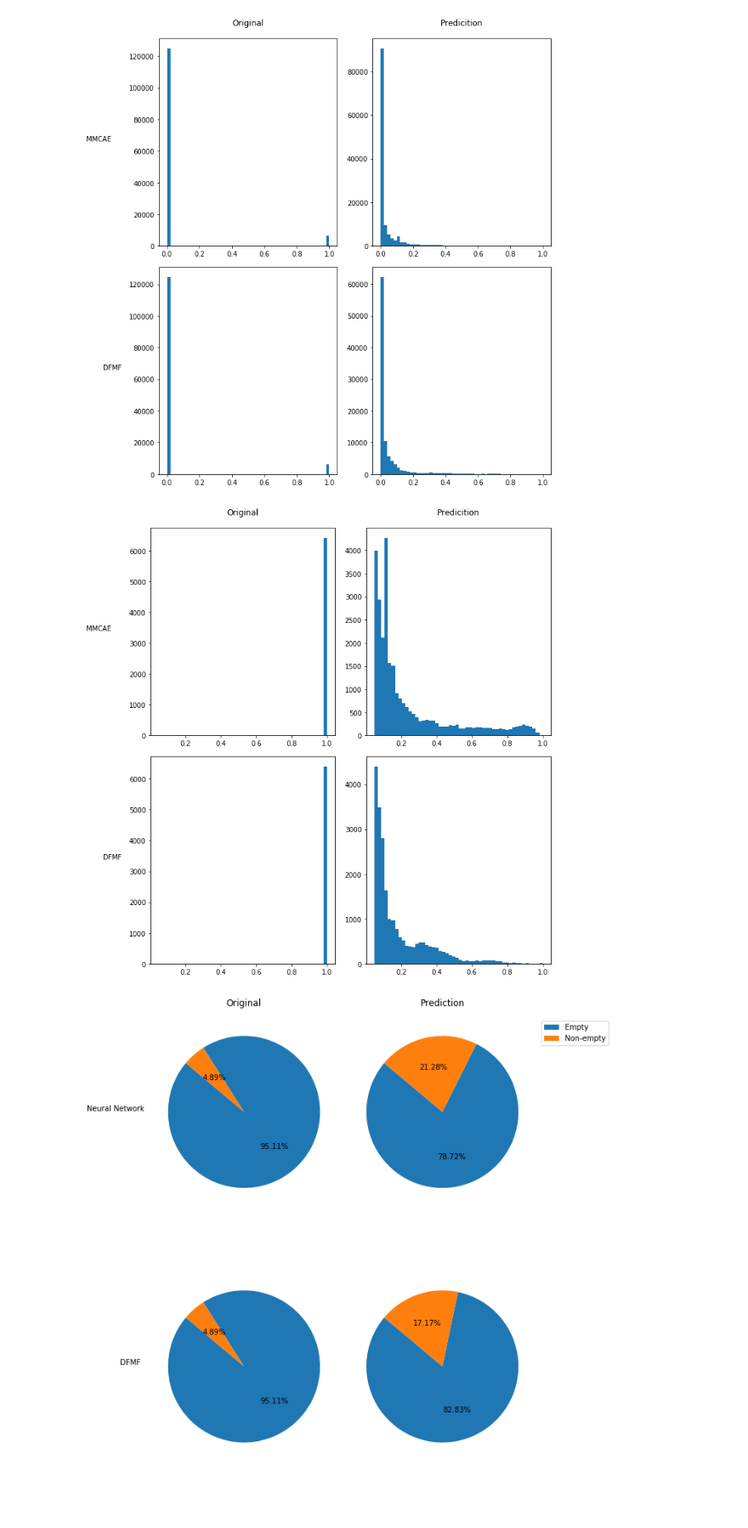
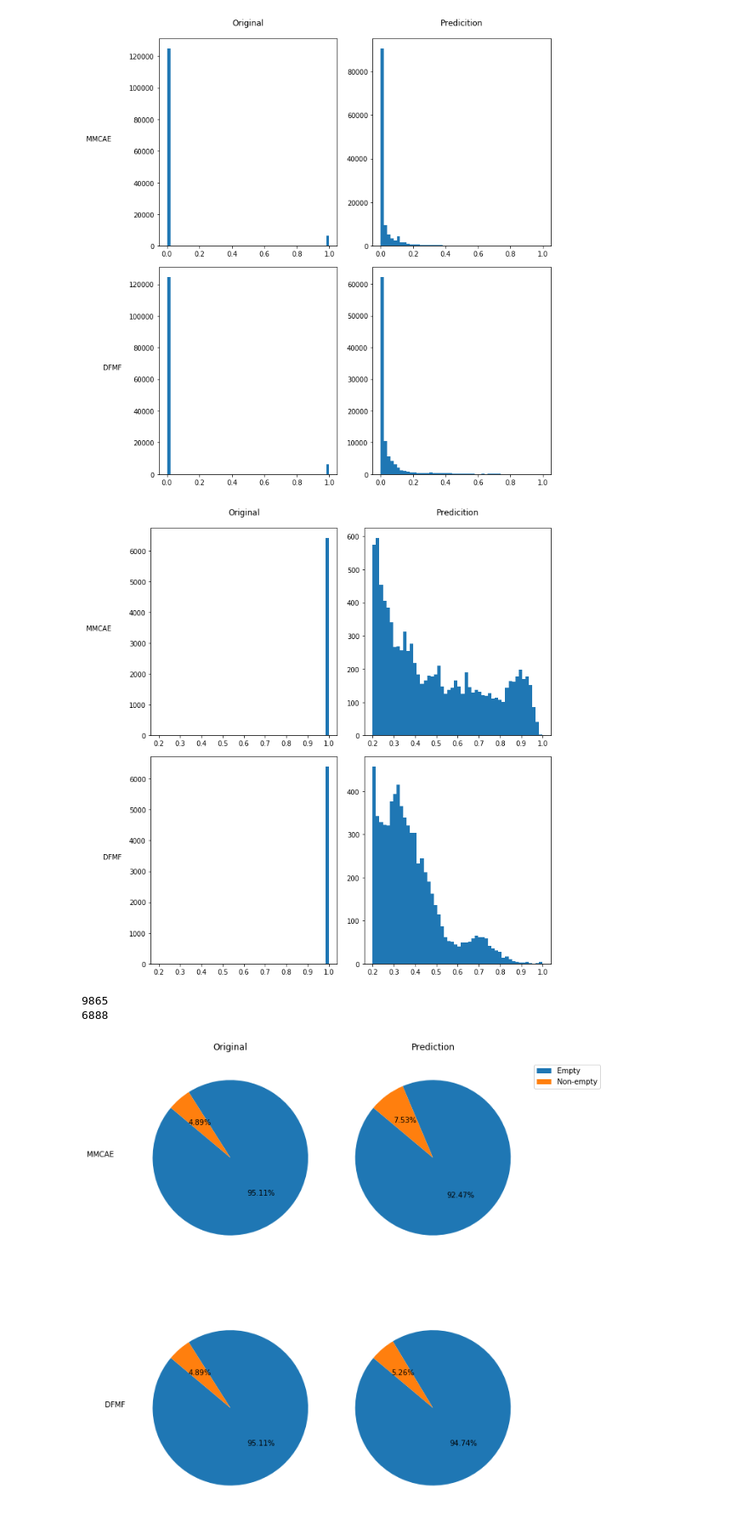
Before and after one commit to lovrek/MMCAE-data-fusion, a Jupyter notebook: Final Results/Model - dismissed data = 6%.ipynb, the cells around one changed output. Shown at 85% size. Cells and saved outputs as stored; diff of their text form; code cells hidden in the pictures; blank space fills up the shorter version.

```diff
--- a/Final Results/Model - dismissed data = 6%.ipynb
+++ b/Final Results/Model - dismissed data = 6%.ipynb
@@ -831,7 +884,7 @@ fig, axes = plt.subplots(nrows=3, ncols=1, figsize=(10, 10))
 
 for i in range(len(model.org_data)):
     org_data = model.saved_cells_for_test[i]
-    predict_data = model.predict_saved_cells_for_test[i]
+    predict_data = model.predict_test_cells[i]
     data = []
     for j in range(len(org_data)):
         if i == 0:
@@ -997,7 +1050,7 @@ Predict Original Diff           Predict Original Diff           Predict Original
                 75.74022%
 # %%
 org_data = model.saved_cells_for_test[0]
-predict_data = model.predict_saved_cells_for_test[0]
+predict_data = model.predict_test_cells[0]
 data = []
 
 # podatki urejenei po index
@@ -1021,7 +1074,7 @@ ax.title.set_text('Sorted by DFMF')
 # fig.savefig(path + 'scatter_org_vs_prediction_vs_DFMF' + str(i) + '.png')
 
 org_data = model.saved_cells_for_test[0]
-predict_data = model.predict_saved_cells_for_test[0]
+predict_data = model.predict_test_cells[0]
 data = []
 for j in range(len(org_data)):
     data.append([predict_cells[j][1], predict_data[j][1]])
@@ -1049,7 +1102,7 @@ fig, ax = plt.subplots(nrows=1, ncols=1, figsize=(12, 6))
 
 for i in range(1):
     org_data = model.saved_cells_for_test[i]
-    predict_data = model.predict_saved_cells_for_test[i]
+    predict_data = model.predict_test_cells[i]
     data = []
     dfmf_predict = []
     for j in range(len(org_data)):
@@ -1194,6 +1247,7 @@ num_bins = 50
 cols = ['Original', 'Predicition']
 rows = ['MMCAE', 'DFMF']
 fig, axes = plt.subplots(nrows=2, ncols=2, figsize=(10, 10))
+new_zero = 0.2
 
 for i in range(2):
     org_data = model.org_data[0].flatten()
@@ -1202,10 +1256,10 @@ for i in range(2):
         pred_data = predict_DFMF.flatten()
 
     org_data = org_data[org_data > 0]
-    pred_data = pred_data[pred_data >= 0.05]
+    pred_data = pred_data[pred_data >= new_zero]
 
     ax = axes[i][0]
-    n, bins, patches = ax.hist(org_data, num_bins, density=False, range=(0.05,1))
+    n, bins, patches = ax.hist(org_data, num_bins, density=False, range=(new_zero,1))
 
     if i == 0:
         ax.set_ylabel(rows[i], rotation=0, labelpad=45)
@@ -1215,7 +1269,7 @@ for i in range(2):
 
     ax = axes[i][1]
 # the histogram of the data
-    n, bins, patches = ax.hist(pred_data, num_bins, density=False, range=(0.05,1))
+    n, bins, patches = ax.hist(pred_data, num_bins, density=False, range=(new_zero,1))
     if i == 0:
         ax.set_title(cols[1],pad=20)
 
@@ -1226,12 +1280,13 @@ fig.tight_layout()
 plt.savefig(path + 'experiment_' + str(numOfExperiment) + '_ann_data_distribution_zoom_01_nn_vs_dfmf.png')
 plt.show()
 # %% [output]
-[figure, old version]
+[figure, new version]
 # %%
 cols = ['Original', 'Prediction']
-rows = ['Neural Network', 'DFMF']
+rows = ['MMCAE', 'DFMF']
 labels=['Empty', 'Non-empty']
 fig, axes = plt.subplots(nrows=2, ncols=2, figsize=(10, 10))
+new_zero = 0.2
 
 for i in range(2):
     org_data = model.org_data[0].flatten()
@@ -1240,33 +1295,36 @@ for i in range(2):
 
     if i == 1:
         pred_data = predict_DFMF.flatten()
 
     org_data_zeros = org_data[org_data == 0]
     org_data_nonzeros = org_data[org_data > 0]
 
-    pred_data_zeros = pred_data[pred_data < 0.05]
-    pred_data_nonzeros = pred_data[pred_data >= 0.05]
+    pred_data_zeros = pred_data[pred_data < new_zero]
+    pred_data_nonzeros = pred_data[pred_data >= new_zero]
+    print(len(pred_data_nonzeros))
 
     ax = axes[i][0]
     ax.pie([len(org_data_zeros), len(org_data_nonzeros)], autopct='%1.2f%%', startangle=140)
 #     ax.set_ylabel(rows[i], rotation=0, labelpad=25)
 
     if i == 0:
         ax.set_title(cols[0],pad=15)
         ax.set_ylabel(rows[i], rotation=0, labelpad=45)
     else:
         ax.set_ylabel(rows[i], rotation=0, labelpad=25)
 
 
     ax = axes[i][1]
     ax.pie([len(pred_data_zeros), len(pred_data_nonzeros)], autopct='%1.2f%%', startangle=140)
 
     if i == 0:
         ax.set_title(cols[1],pad=15)
         ax.legend(bbox_to_anchor=(1, 1.0), labels=labels)
 
 fig.tight_layout()
 plt.savefig(path + 'experiment_' + str(numOfExperiment) + '_ann_pie_chart_zoom_01_nn_vs_dfmf.png')
 plt.show()
 # %% [output]
+9865
+6888
-[figure, old version]
+[figure, new version]
```
Also changed, not shown: parts of 11 cells of this notebook, 12 other files.
